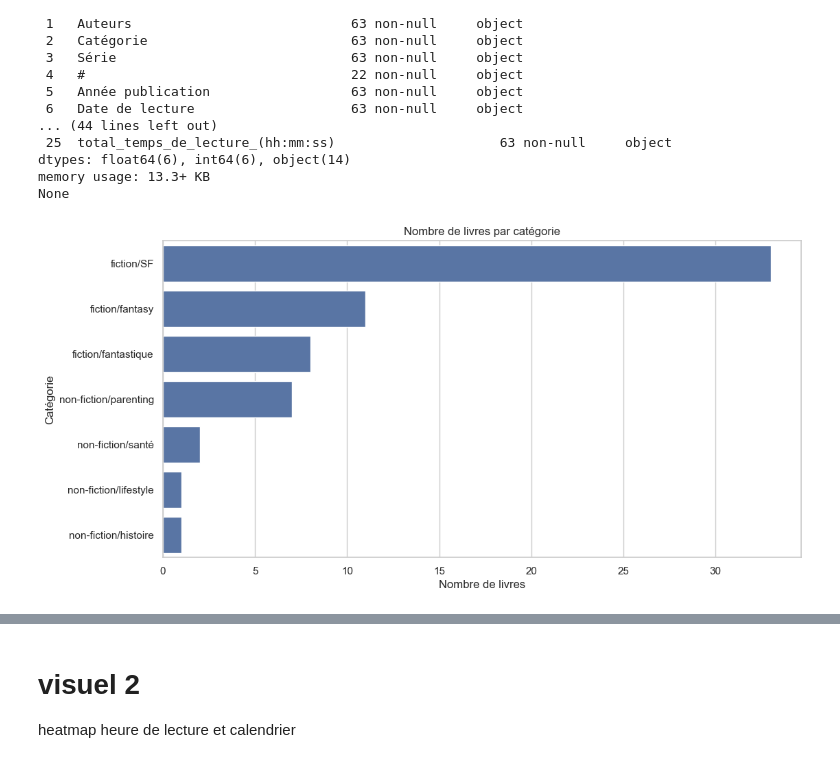
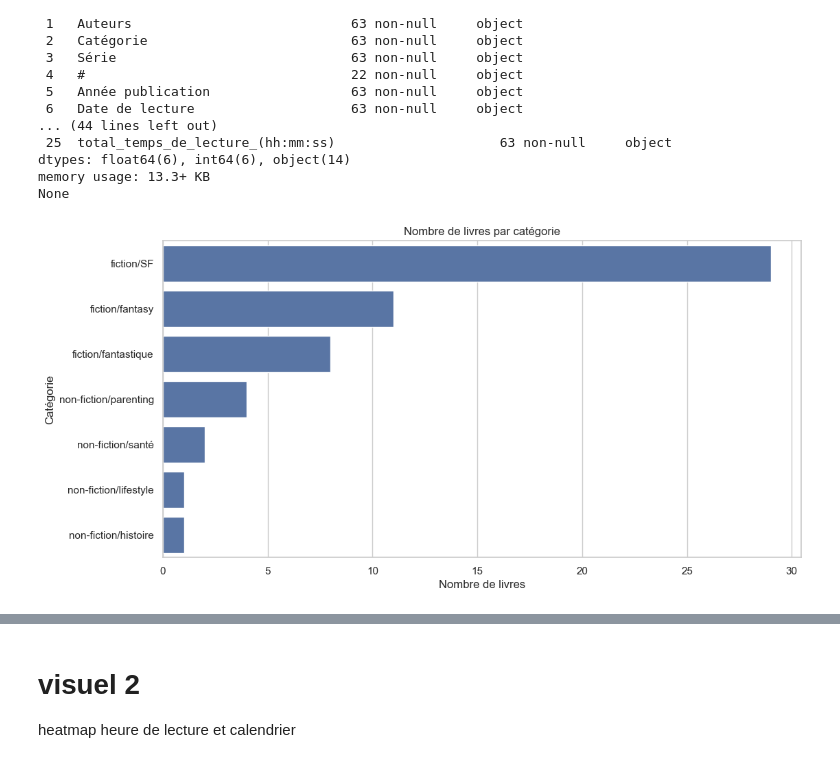
Before and after one commit to ChrisOlv/book_data_analysis, a Jupyter notebook: dataviz/dataviz.ipynb, the cells around one changed output, grey strips where cells are left out. Drawn from its saved outputs; the diff is of its cells as text; code cells hidden in the pictures.

```diff
--- a/dataviz/dataviz.ipynb
+++ b/dataviz/dataviz.ipynb
@@ -90,9 +82,6 @@ Index(['id_book', 'page', 'heure de début',
 * calculer le nombre d'heures de lecture par jour de lecture
 * calculer la vitesse de lecture : page /min
 # %%
-# 2
-# nombre de jour de lecture pour chaque livre, temps de lecture total en seconde
-
 # Ignorer les avertissements
 warnings.filterwarnings('ignore')
 
@@ -206,8 +195,8 @@ ordered_columns = [
 df_book_updated = df_book_updated[ordered_columns]
 
 
-df_book_updated.to_parquet('df_book_visuel1_table_NONFILTRE.parquet', engine='pyarrow',index=False)
-df_book_updated.to_excel('df_book_visuel1_table_NONFILTRE.xlsx', index=False)
+df_book_updated.to_parquet('df_book_updated.parquet', engine='pyarrow',index=False)
+df_book_updated.to_excel('df_book_updated.xlsx', index=False)
 
 # formatage pour STREAMLIT
 # redrop des colonnes : id, auteurs, Langue, oeuvre,
@@ -218,7 +207,6 @@ df_book_streamlit = df_book_updated.drop(columns=[
     'oeuvre',
     "temps passé sur le livre en seconde",
     "temps passé sur le livre en minute",
-    "temps passé sur le livre en heure",
     "heure_lecture_par_jour_de_lecture"
     ])
 
@@ -248,9 +236,9 @@ df_book_streamlit.rename(columns={
 
 
 # export en parquet sans la colonne index
-df_book_streamlit.to_parquet('df_book_visuel1_table.parquet', engine='pyarrow',index=False)
+df_book_streamlit.to_parquet('df_book_streamlit.parquet', engine='pyarrow',index=False)
 # export en excel
-df_book_streamlit.to_excel('df_book_visuel1_table.xlsx', index=False)
+df_book_streamlit.to_excel('df_book_streamlit.xlsx', index=False)
 # %%
 print(df_book_streamlit.info())
 print(df_book_updated.info())
@@ -274,12 +262,16 @@ memory usage: 13.3+ KB
 None
 # %%
 # plot avec seaborn en bar chhat le nombre de livre par categorie
+
+#TODO 1 couleur par categorie principale "fiction" ou "non-fiction"
+
+
 sns.set_theme(style="whitegrid")
 plt.figure(figsize=(12, 6))
-ax = sns.countplot(y='Catégorie', data=df_book_updated, order=df_book_updated['Catégorie'].value_counts().index)
+ax = sns.countplot(y='Catégorie', data=df_book_streamlit, order=df_book_streamlit['Catégorie'].value_counts().index)
 plt.title('Nombre de livres par catégorie')
 plt.xlabel('Nombre de livres')
 plt.ylabel('Catégorie')
 plt.show()
 # %% [output]
-[figure, old version]
+[figure, new version]
```
Also changed, not shown: parts of 5 cells of this notebook, 10 other files.
